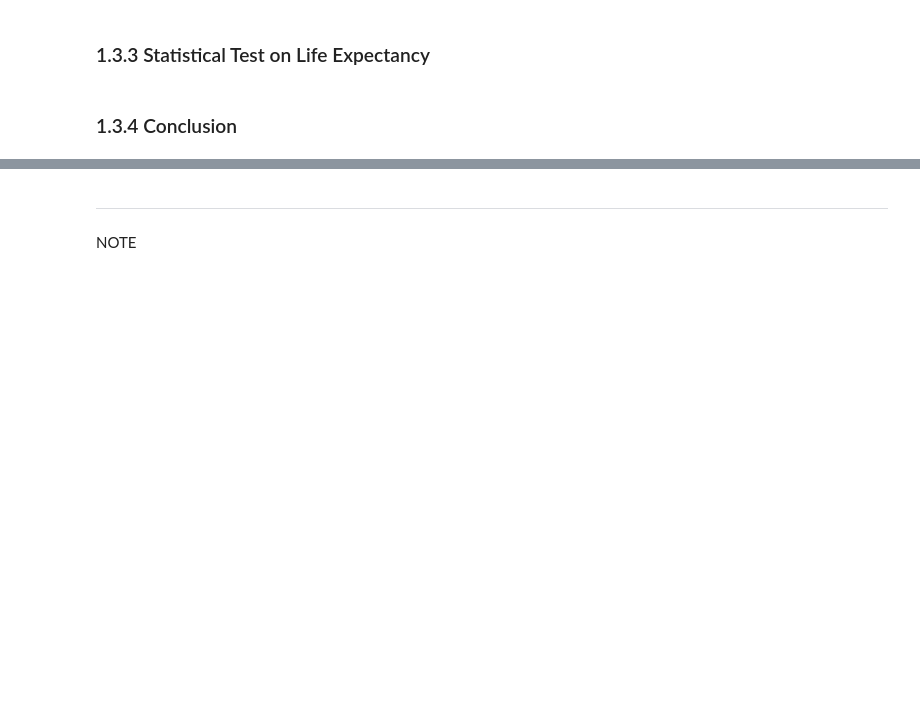
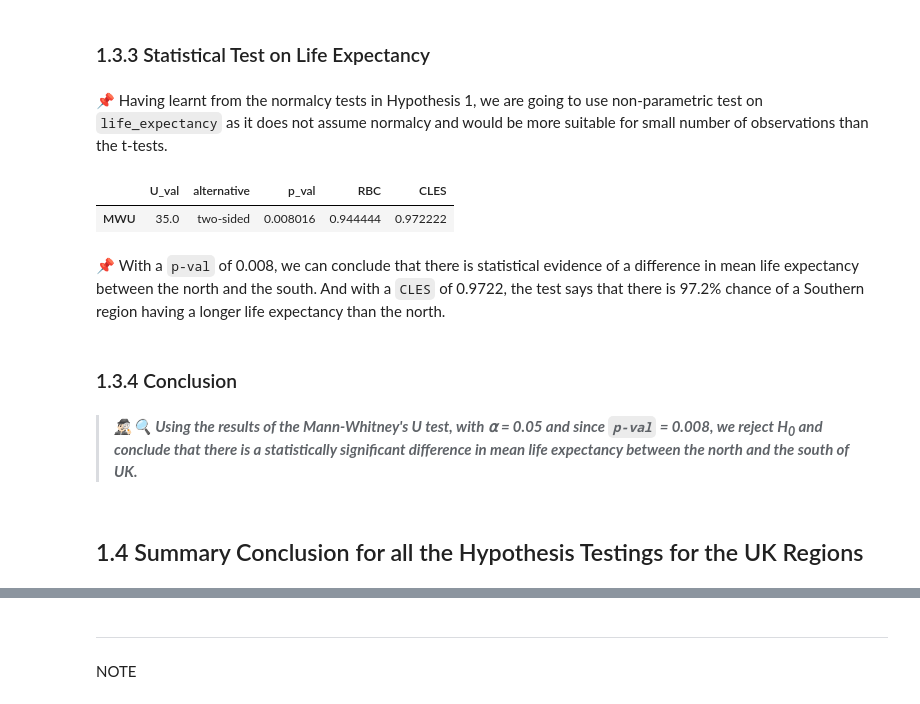
Before and after one commit to HaveTimeDrinkTea/Keeping_up_with_the_Joneses, a Jupyter notebook: jupyter_notebooks/02_Hypothesis_Testing.ipynb, the cells around one changed output, grey strips where cells are left out. Cells and saved outputs as stored; diff of their text form; code cells hidden in the pictures; blank space fills up the shorter version.

```diff
--- a/jupyter_notebooks/02_Hypothesis_Testing.ipynb
+++ b/jupyter_notebooks/02_Hypothesis_Testing.ipynb
@@ -516,4 +520,22 @@ Name: life_expectancy, dtype: float64
 # %% [markdown]
 ### 1.3.3 Statistical Test on Life Expectancy
+# %% [markdown]
+📌 Having learnt from the normalcy tests in Hypothesis 1, we are going to use non-parametric test on `life_expectancy` as it does not assume normalcy and would be more suitable for small number of observations than the t-tests.
+# %%
+pg.mwu(
+    x=southern_region_wellbeing["life_expectancy"]
+    , y=northern_region_wellbeing["life_expectancy"]
+    )
+# %% [output]
+|  | U_val | alternative | p_val | RBC | CLES |
+| MWU | 35.0 | two-sided | 0.008016 | 0.944444 | 0.972222 |
+# %% [markdown]
+📌 With a `p-val` of 0.008, we can conclude that there is statistical evidence of a difference in mean life expectancy between the north and the south. And with a `CLES` of 0.9722, the test says that there is 97.2% chance of a Southern region having a longer life expectancy than the north.
 # %% [markdown]
 ### 1.3.4 Conclusion
+# %% [markdown]
+>
+> _**🕵🏻‍♂️🔍 Using the results of the Mann-Whitney's U test, with ⍺ = 0.05 and since `p-val` = 0.008, we reject H<sub>0</sub> and conclude that there is a statistically significant difference in mean life expectancy between the north and the south of UK.**_
+>
+# %% [markdown]
+## 1.4 Summary Conclusion for all the Hypothesis Testings for the UK Regions
```
Also changed, not shown: parts of 18 cells of this notebook.
